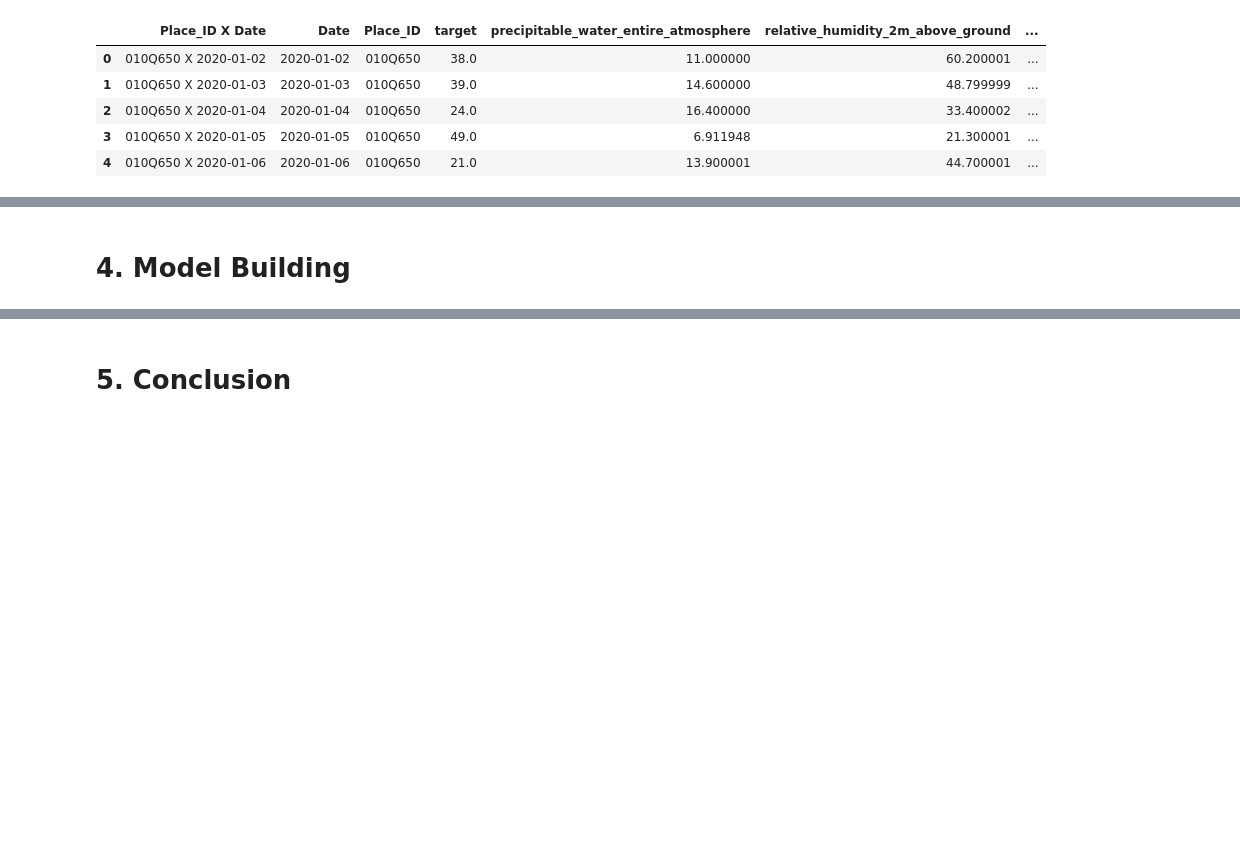
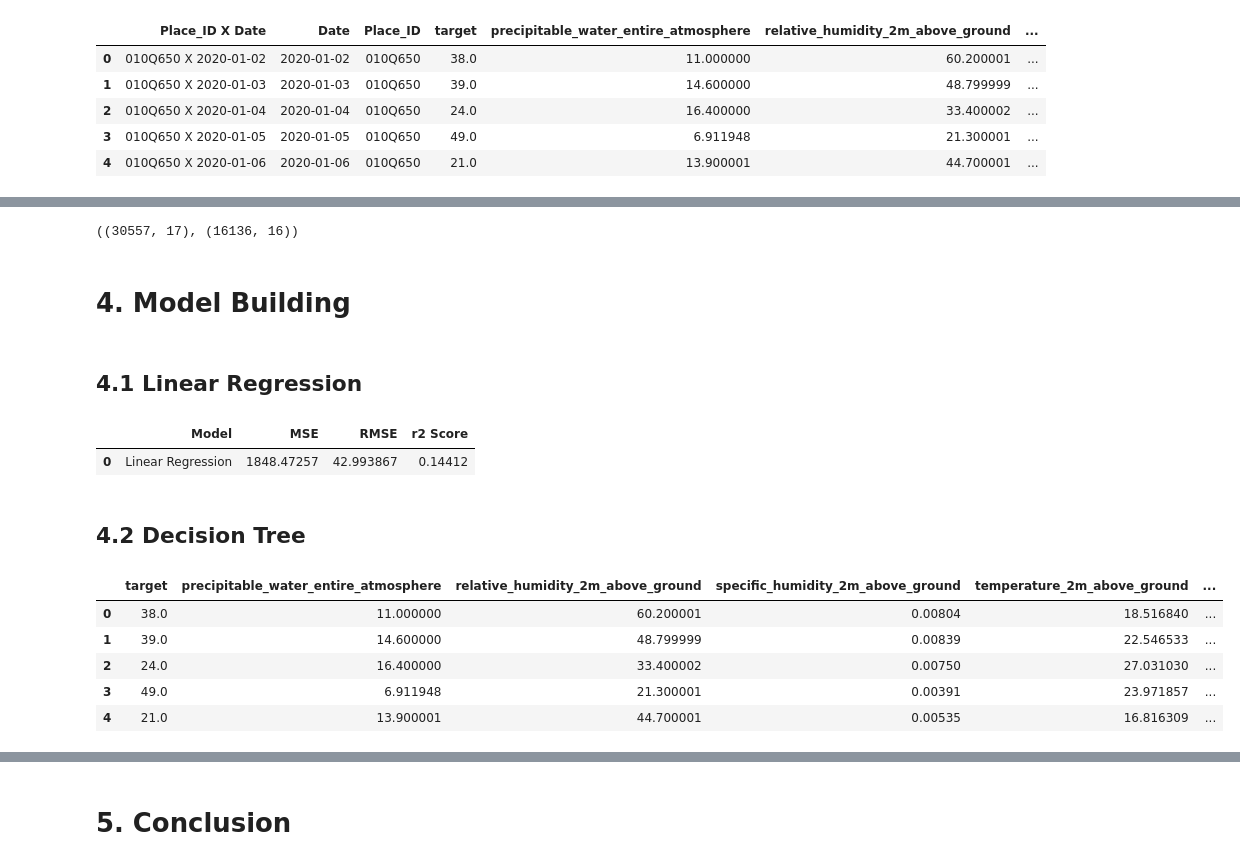
Before and after one commit to tapiwamesa/Urban-Air-Pollution, a Jupyter notebook: Urban_Air_Pollution.ipynb, the cells around one changed output, grey strips where cells are left out. Saved outputs shown, nothing was run; the diff lists cells and outputs as text; code cells hidden in the pictures; blank space fills up the shorter version.

```diff
--- a/Urban_Air_Pollution.ipynb
+++ b/Urban_Air_Pollution.ipynb
@@ -177,7 +179,3 @@ dtype: int64
 Missing values have been filled
 # %%
 import datetime
-# %%
-# Extracting day and month for the dataset
-
-train_data.iloc[ : , 1] = pd.to_datetime(train_data.iloc[ : , 1])
@@ -194,0 +182,4 @@ memory usage: 238.9 KB
+# %%
+# Converting Date column to datetime data type
+
+train_data['Date'] = pd.to_datetime(train_data['Date'])
@@ -274,2 +325,10 @@ from sklearn.model_selection import train_test_split
+# %%
+# checking the columns in train and test final datasets
+
+train_final.shape, test_final.shape
+# %% [output]
+((30557, 17), (16136, 16))
 # %% [markdown]
 # 4. Model Building
+# %% [markdown]
+## 4.1 Linear Regression
@@ -275,0 +366,9 @@ from sklearn.model_selection import train_test_split
+# %%
+# linear regression results
+results_linear = pd.DataFrame([{'Model':'Linear Regression', 'MSE': mse_linear, 'RMSE': rmse_linear, 'r2 Score': r2_linear}])
+results_linear
+# %% [output]
+|  | Model | MSE | RMSE | r2 Score |
+| 0 | Linear Regression | 1848.47257 | 42.993867 | 0.14412 |
+# %% [markdown]
+## 4.2 Decision Tree
@@ -275,0 +380,15 @@ from sklearn.model_selection import train_test_split
+# %%
+# Removing unwanted columns
+
+train_tree = train_data.drop(columns = ['Place_ID X Date', 'Place_ID', 'Date'], axis = 1)
+months_numbers = {'January':1, 'February':2, 'March':3, 'April':4, 'May':5, 'June':6, 'July':7, 'August':8, 'September':9, 'October':10, 'November':11, 'December':12}
+
+train_tree['Month'] = train_tree['Month'].map(months_numbers)
+train_tree.head()
+# %% [output]
+|  | target | precipitable_water_entire_atmosphere | relative_humidity_2m_above_ground | specific_humidity_2m_above_ground | temperature_2m_above_ground | ... |
+| 0 | 38.0 | 11.000000 | 60.200001 | 0.00804 | 18.516840 | ... |
+| 1 | 39.0 | 14.600000 | 48.799999 | 0.00839 | 22.546533 | ... |
+| 2 | 24.0 | 16.400000 | 33.400002 | 0.00750 | 27.031030 | ... |
+| 3 | 49.0 | 6.911948 | 21.300001 | 0.00391 | 23.971857 | ... |
+| 4 | 21.0 | 13.900001 | 44.700001 | 0.00535 | 16.816309 | ... |
```
Also changed, not shown: parts of 37 cells of this notebook.
